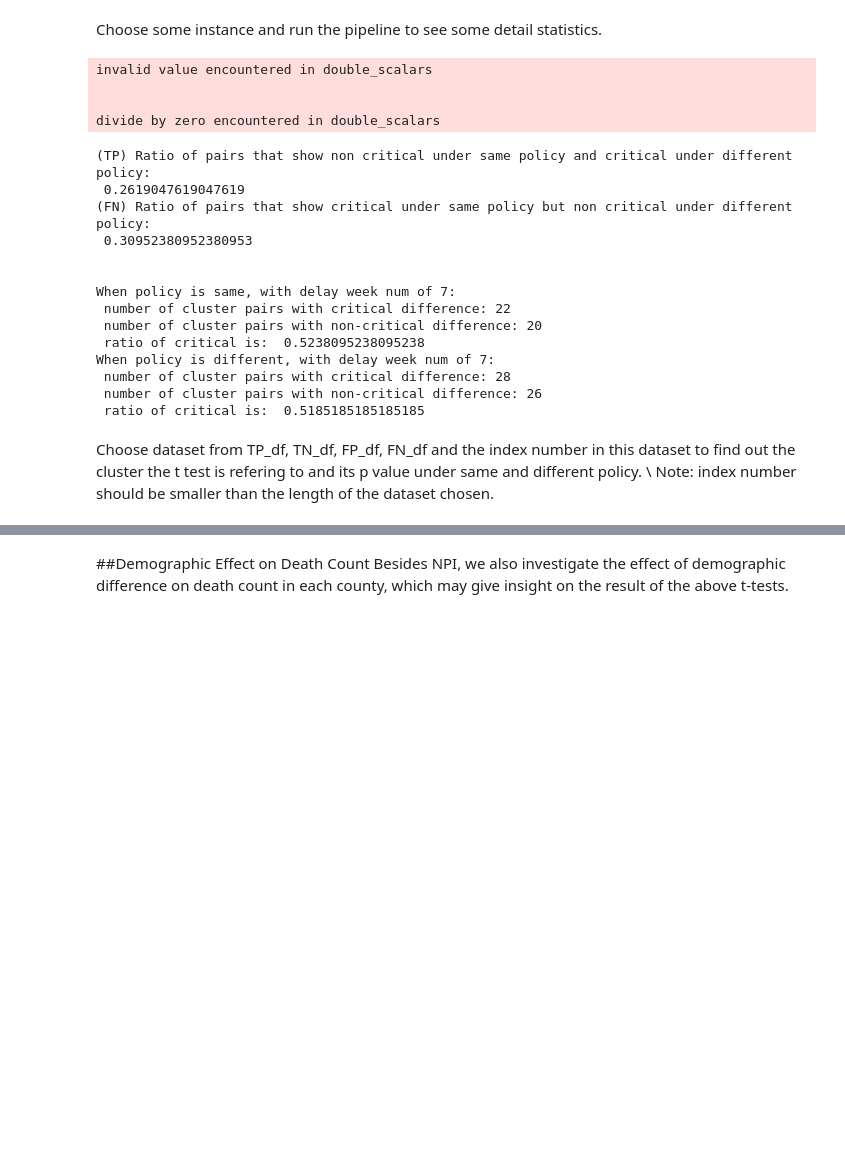
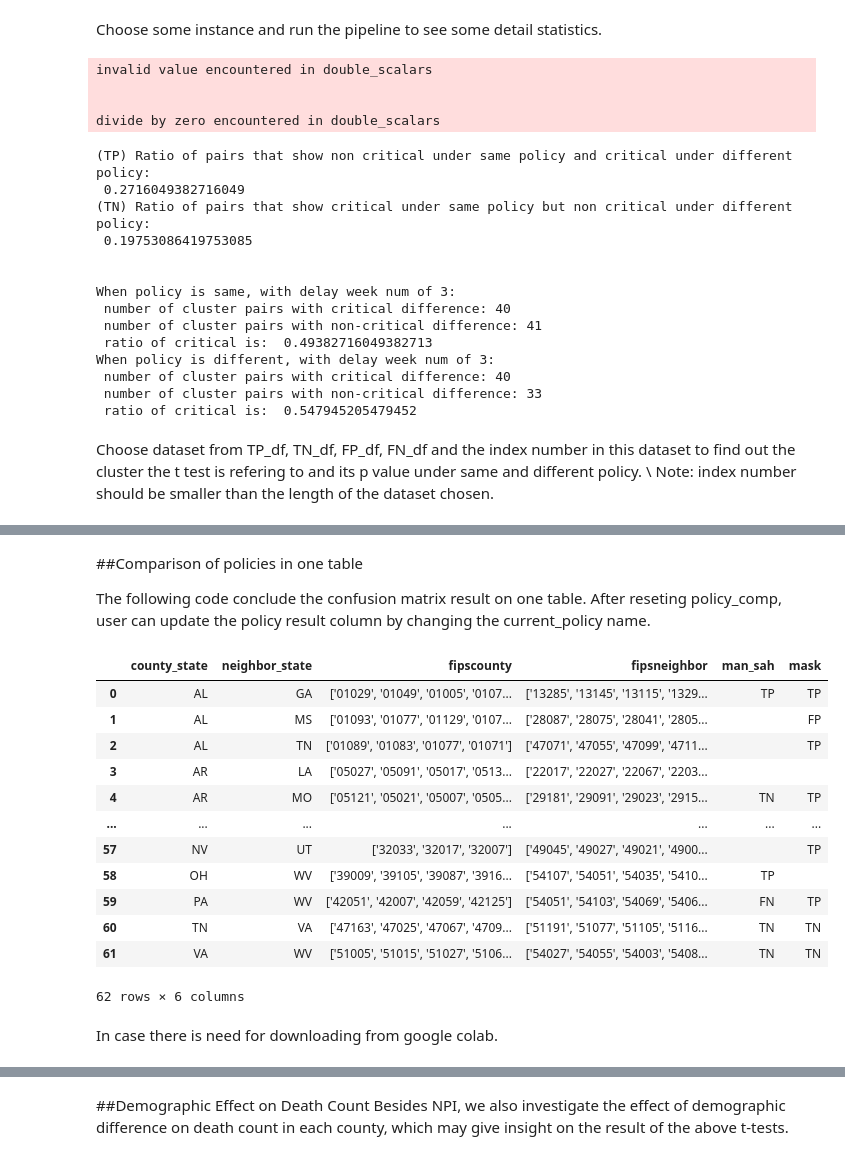
Before and after one commit to zunwang0513/EPI_Project-Covid19-Death-and-NPI, a Jupyter notebook: NPI_death.ipynb, the cells around one changed output, grey strips where cells are left out. Saved outputs shown, nothing was run; the diff lists cells and outputs as text; code cells hidden in the pictures; blank space fills up the shorter version.

```diff
--- a/NPI_death.ipynb
+++ b/NPI_death.ipynb
@@ -283,7 +283,7 @@ divide by zero encountered in double_scalars
 # %% [markdown]
 Choose some instance and run the pipeline to see some detail statistics.
 # %%
-delay_week = 7
+delay_week = 3
 critical_p_value = 0.01
 mask_df_same,mask_df_diff = df_delay(delay_week,mask_df_raw)
 #Filter out the Nan rows
@@ -295,9 +295,9 @@ t_test_diff_c = t_test_diff[t_test_diff['p_value'] <= critical_p_value]
 t_test_diff_nc = t_test_diff[t_test_diff['p_value'] > critical_p_value]
 TP_df, FN_df, FP_df, TN_df = t_result_parse(t_test_same,t_test_diff,critical_p_value)
 num_of_TP = len(TP_df)
-num_of_FN = len(FN_df)
+num_of_TN = len(TN_df)
 print('(TP) Ratio of pairs that show non critical under same policy and critical under different policy: \n', num_of_TP / (len(t_test_same_c)+len(t_test_same_nc)))
-print('(FN) Ratio of pairs that show critical under same policy but non critical under different policy: \n', num_of_FN / (len(t_test_same_c)+len(t_test_same_nc)))
+print('(TN) Ratio of pairs that show critical under same policy but non critical under different policy: \n', num_of_TN / (len(t_test_same_c)+len(t_test_same_nc)))
 print('\n')
 print('When policy is same, with delay week num of '+str(delay_week)+':\n','number of cluster pairs with critical difference:',
       len(t_test_same_c),'\n','number of cluster pairs with non-critical difference:',len(t_test_same_nc),'\n',
@@ -311,19 +311,19 @@ invalid value encountered in double_scalars
 
 divide by zero encountered in double_scalars
 (TP) Ratio of pairs that show non critical under same policy and critical under different policy:
- 0.2619047619047619
-(FN) Ratio of pairs that show critical under same policy but non critical under different policy:
- 0.30952380952380953
+ 0.2716049382716049
+(TN) Ratio of pairs that show critical under same policy but non critical under different policy:
+ 0.19753086419753085
 
 
-When policy is same, with delay week num of 7:
- number of cluster pairs with critical difference: 22
- number of cluster pairs with non-critical difference: 20
- ratio of critical is:  0.5238095238095238
-When policy is different, with delay week num of 7:
- number of cluster pairs with critical difference: 28
- number of cluster pairs with non-critical difference: 26
- ratio of critical is:  0.5185185185185185
+When policy is same, with delay week num of 3:
+ number of cluster pairs with critical difference: 40
+ number of cluster pairs with non-critical difference: 41
+ ratio of critical is:  0.49382716049382713
+When policy is different, with delay week num of 3:
+ number of cluster pairs with critical difference: 40
+ number of cluster pairs with non-critical difference: 33
+ ratio of critical is:  0.547945205479452
 # %% [markdown]
 Choose dataset from TP_df, TN_df, FP_df, FN_df and the index number in this dataset to find out the cluster the t test is refering to and its p value under same and different policy. \\
 Note: index number should be smaller than the length of the dataset chosen.
@@ -360,3 +360,37 @@ fig.add_annotation(
 fig.show()
 # %% [output]
 [interactive output not drawn]
+# %% [markdown]
+##Comparison of policies in one table
+
+The following code conclude the confusion matrix result on one table. After reseting policy_comp, user can update the policy result column by changing the current_policy name.
+# %%
+policy_comp = mask_df_raw[['county_state','neighbor_state','fipscounty','fipsneighbor']]
+# %%
+current_policy = 'mask'
+policy_comp[current_policy] = ''
+for idx in range(len(TP_df)):
+    policy_comp[current_policy].loc[TP_df.iloc[idx,0]] = 'TP'
+for idx in range(len(TN_df)):
+    policy_comp[current_policy].loc[TN_df.iloc[idx,0]] = 'TN'
+for idx in range(len(FP_df)):
+    policy_comp[current_policy].loc[FP_df.iloc[idx,0]] = 'FP'
+for idx in range(len(FN_df)):
+    policy_comp[current_policy].loc[FN_df.iloc[idx,0]] = 'FN'
+policy_comp
+# %% [output]
+|  | county_state | neighbor_state | fipscounty | fipsneighbor | man_sah | mask |
+| 0 | AL | GA | ['01029', '01049', '01005', '0107... | ['13285', '13145', '13115', '1329... | TP | TP |
+| 1 | AL | MS | ['01093', '01077', '01129', '0107... | ['28087', '28075', '28041', '2805... |  | FP |
+| 2 | AL | TN | ['01089', '01083', '01077', '01071'] | ['47071', '47055', '47099', '4711... |  | TP |
+| 3 | AR | LA | ['05027', '05091', '05017', '0513... | ['22017', '22027', '22067', '2203... |  |  |
+| 4 | AR | MO | ['05121', '05021', '05007', '0505... | ['29181', '29091', '29023', '2915... | TN | TP |
+| ... | ... | ... | ... | ... | ... | ... |
+| 57 | NV | UT | ['32033', '32017', '32007'] | ['49045', '49027', '49021', '4900... |  | TP |
+| 58 | OH | WV | ['39009', '39105', '39087', '3916... | ['54107', '54051', '54035', '5410... | TP |  |
+| 59 | PA | WV | ['42051', '42007', '42059', '42125'] | ['54051', '54103', '54069', '5406... | FN | TP |
+| 60 | TN | VA | ['47163', '47025', '47067', '4709... | ['51191', '51077', '51105', '5116... | TN | TN |
+| 61 | VA | WV | ['51005', '51015', '51027', '5106... | ['54027', '54055', '54003', '5408... | TN | TN |
+62 rows × 6 columns
+# %% [markdown]
+In case there is need for downloading from google colab.
```
Also changed, not shown: parts of 7 cells of this notebook.
